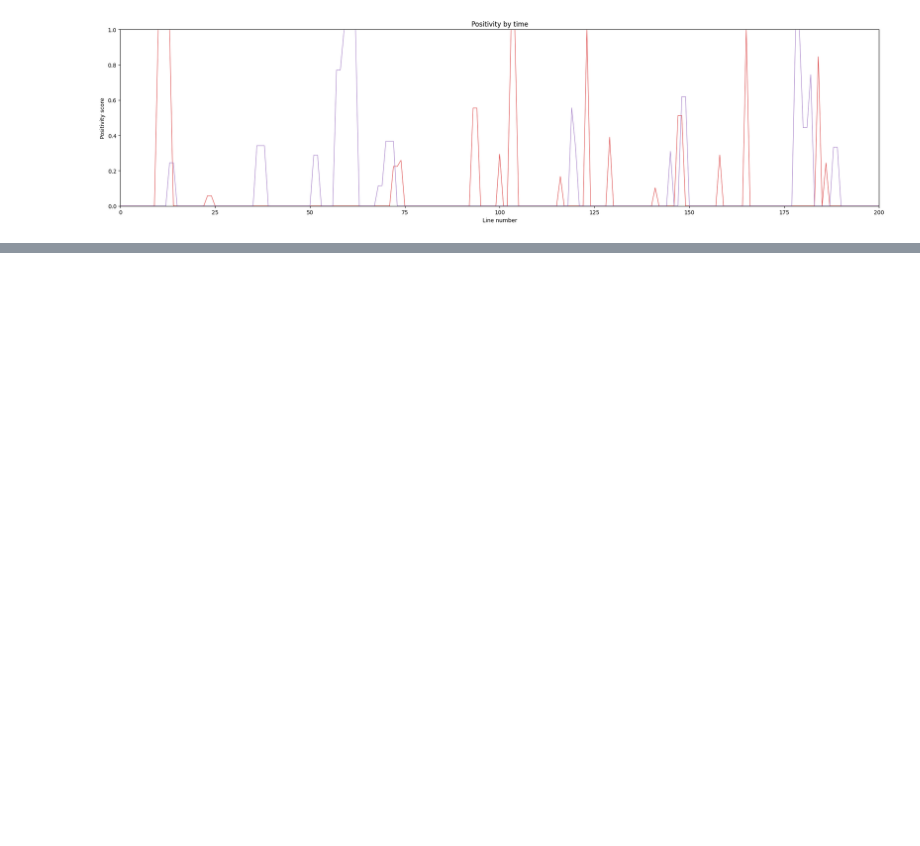
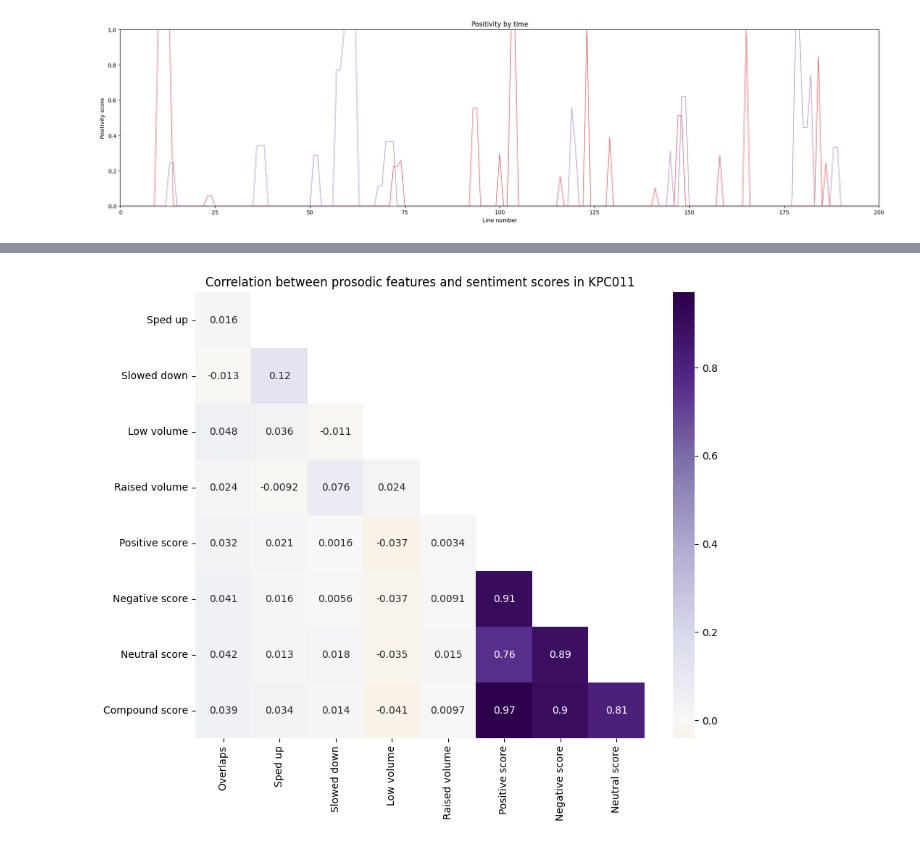
Before and after one commit to nichothenacho64/Generation-Tutti, a Jupyter notebook: notebooks/eda_q1.ipynb, the cells around one changed output, grey strips where cells are left out. Saved outputs shown, nothing was run; the diff lists cells and outputs as text; code cells hidden in the pictures; blank space fills up the shorter version.

```diff
--- a/notebooks/eda_q1.ipynb
+++ b/notebooks/eda_q1.ipynb
@@ -282,0 +305,59 @@ plt.show()
+# %%
+import numpy as np
+import pandas as pd
+
+
+def human_name_from_snake_case(name: str) -> str:
+    return " ".join(name.split("_")).capitalize()
+
+
+conversation = conversations.conversation("KPC011")
+data = []
+
+for line in conversation:
+    n_overlapping = len(line.overlapping_phrases)
+    n_sped_up = len(line.sped_up_phrases)
+    n_slowed_down = len(line.slowed_down_phrases)
+    n_low_volume = len(line.low_volume_phrases)
+    n_raised_volume = len(line.raised_volume_phrases)
+    positive_score = line.sentiments.positive
+    negative_score = line.sentiments.negative
+    neutral_score = line.sentiments.neutral
+    compound_score = line.sentiments.compound
+    data.append({
+        "overlaps": n_overlapping,
+        "sped_up": n_sped_up,
+        "slowed_down": n_slowed_down,
+        "low_volume": n_low_volume,
+        "raised_volume": n_raised_volume,
+        "positive_score": positive_score,
+        "negative_score": negative_score,
+        "neutral_score": neutral_score,
+        "compound_score": compound_score,
+    })
+
+prosodic_emotions = pd.DataFrame(data)
+prosodic_emotions.columns = [
+    human_name_from_snake_case(column_name)
+    for column_name in prosodic_emotions.columns.values
+]
+
+correlation_matrix = prosodic_emotions.corr(numeric_only=True)
+
+# Upper triangular version of the array, e.g.
+# True True -> True True
+# True True    False True
+mask = np.triu(np.ones_like(correlation_matrix, dtype=bool))
+
+correlation_matrix = correlation_matrix.mask(mask)
+correlation_matrix = correlation_matrix.dropna(how="all", axis=0)  # rows
+correlation_matrix = correlation_matrix.dropna(how="all", axis=1)  # colums
+
+plt.figure(figsize=(10, 8))
+sns.heatmap(correlation_matrix, annot=True, cmap="PuOr", center=0)
+plt.title(
+    f"Correlation between prosodic features and sentiment scores in {conversation.code}"
+)
+plt.show()
+# %% [output]
+[figure, added]
```
Also changed, not shown: parts of 8 cells of this notebook, 6 other files.
